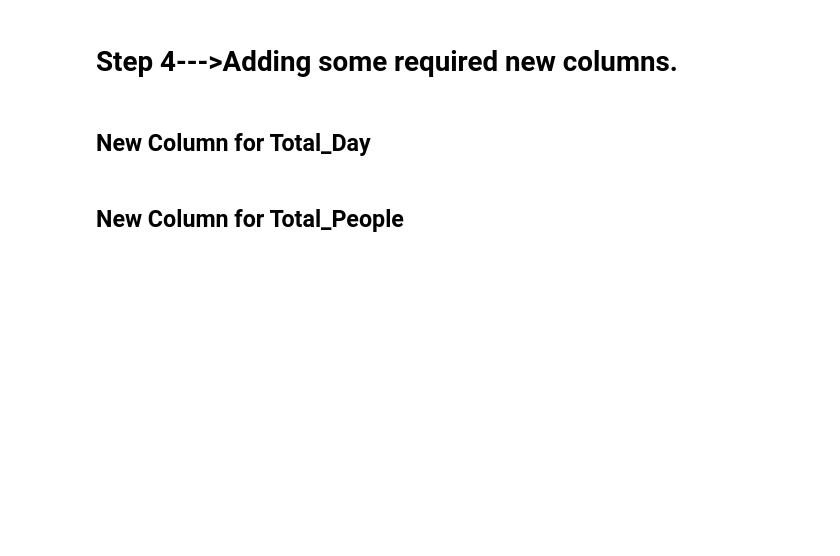
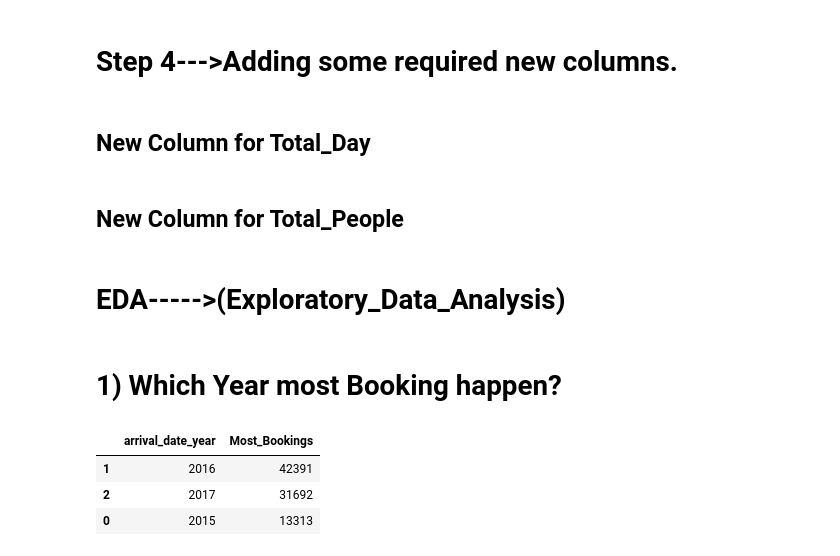
Before and after one commit to kuresh02/Hotel_Booking_EDA, a Jupyter notebook: Copy_of_Hotel_Booking_Analysis_Capstone_Project.ipynb, the cells around one changed output. Saved outputs shown, nothing was run; the diff lists cells and outputs as text; code cells hidden in the pictures; blank space fills up the shorter version.

```diff
--- a/Copy_of_Hotel_Booking_Analysis_Capstone_Project.ipynb
+++ b/Copy_of_Hotel_Booking_Analysis_Capstone_Project.ipynb
@@ -253,3 +254,18 @@ df_copy['total_day'] = (df_copy['stays_in_weekend_nights']+df_copy['stays_in_wee
 # %%
 # Adding total people total_people = num of adults + children + babies
 df_copy['total_people'] = df_copy['adults']+df_copy['children']+df_copy['babies']
+# %% [markdown]
+# EDA----->(Exploratory_Data_Analysis)
+# %% [markdown]
+# 1) Which Year most Booking happen?
+# %%
+# return highest bookings made in a year
+highest_bookings= df_copy.groupby(['arrival_date_year'])['arrival_date_year'].agg({'count'}).reset_index().rename(columns={'count': "Most_Bookings" }).sort_values(by='Most_Bookings',ascending=False)
+# bookings made in a year
+top_ten_highest_bookings=highest_bookings[:]
+top_ten_highest_bookings
+# %% [output]
+|  | arrival_date_year | Most_Bookings |
+| 1 | 2016 | 42391 |
+| 2 | 2017 | 31692 |
+| 0 | 2015 | 13313 |
```
Also changed, not shown: parts of 10 cells of this notebook.
